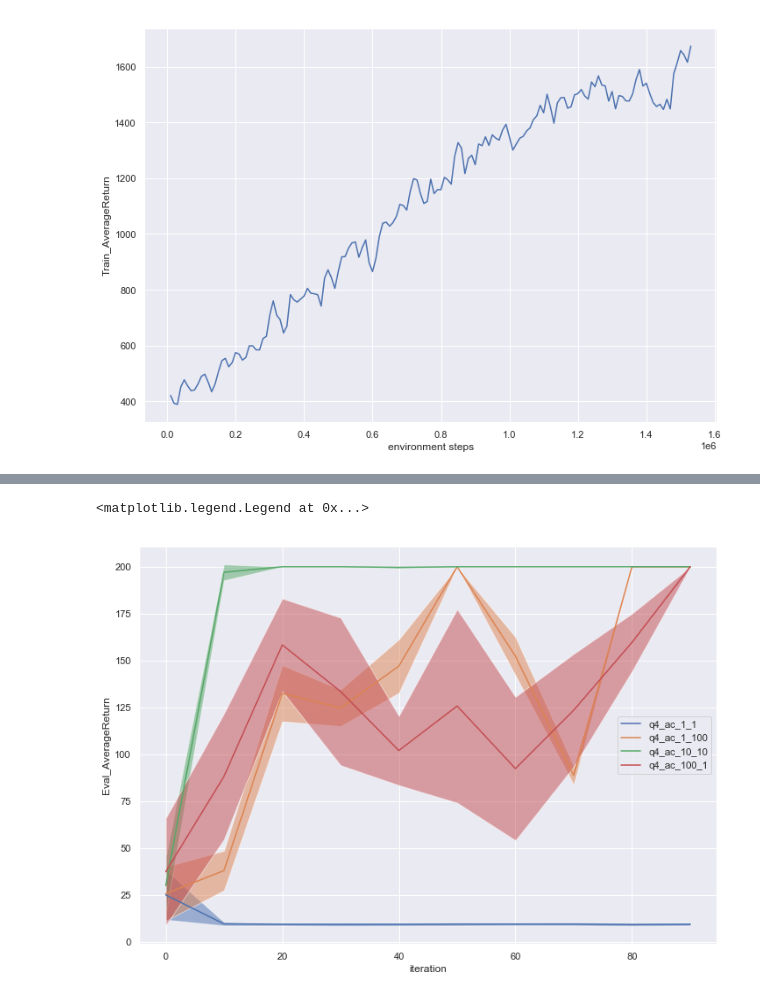
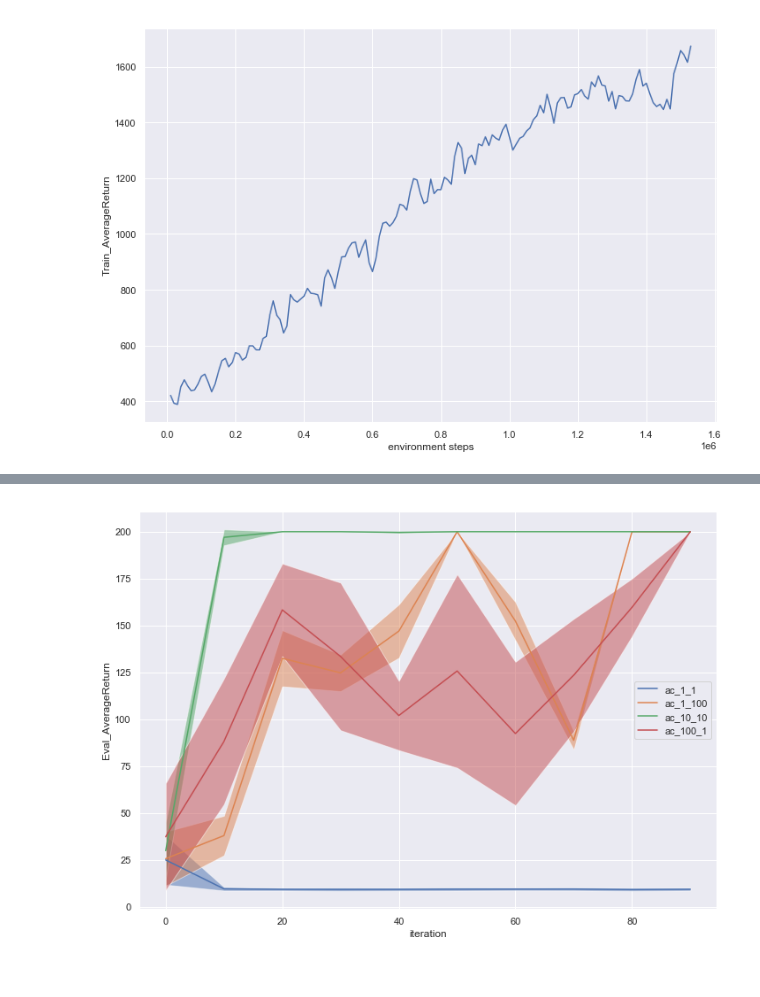
Before and after one commit to chengxuxin/CS285-DRL, a Jupyter notebook: hw3/cs285/plot.ipynb, the cells around one changed output, grey strips where cells are left out. Cells and saved outputs as stored; diff of their text form; code cells hidden in the pictures.

```diff
--- a/hw3/cs285/plot.ipynb
+++ b/hw3/cs285/plot.ipynb
@@ -101,8 +101,9 @@ plt.legend(['double dqn', 'dqn'], loc='upper left')
 [figure]
 # %%
-file_names = find_file(['q2_dqn_2', 'q3_target_freq500', 'q3_target_freq10000'])
+file_names = find_file(['q2_dqn_2', 'q3_target_freq500', 'q3_target_freq6000', 'q3_target_freq10000'])
 for name in file_names:
     draw_train(name)
 plt.ticklabel_format(axis="x", style="sci", scilimits=(0,0))
-plt.legend(['target update frequency 3000', 'target update frequency 500', 'target update frequency 10000'])
+plt.legend(['target update frequency 3000', 'target update frequency 500', 'target update frequency 6000', 'target update frequency 10000'])
+plt.savefig('../../../hw3_submission/q3.jpg')
 # %% [output]
@@ -111,12 +111,12 @@ plt.legend(['target update frequency 3000', 'target update frequency 500', 'targ
 # %%
 file_names = find_file(['q4_ac_1_1', 'q4_ac_1_100', 'q4_ac_10_10', 'q4_ac_100_1'])
 for name in file_names:
     draw_eval(name)
 # plt.ticklabel_format(axis="x", style="sci", scilimits=(0,0))
-plt.legend(['q4_ac_1_1', 'q4_ac_1_100', 'q4_ac_10_10', 'q4_ac_100_1'])
+plt.legend(['ac_1_1', 'ac_1_100', 'ac_10_10', 'ac_100_1'])
+plt.savefig('../../../hw3_submission/q4.jpg')
 # %% [output]
-<matplotlib.legend.Legend at 0x...>
-[figure, old version]
+[figure, new version]
 # %%
 file_name = find_file('q5_10_10_HalfCheetah')[0]
 draw_eval(file_name)
```
Also changed, not shown: parts of 5 cells of this notebook, 2 other files.
